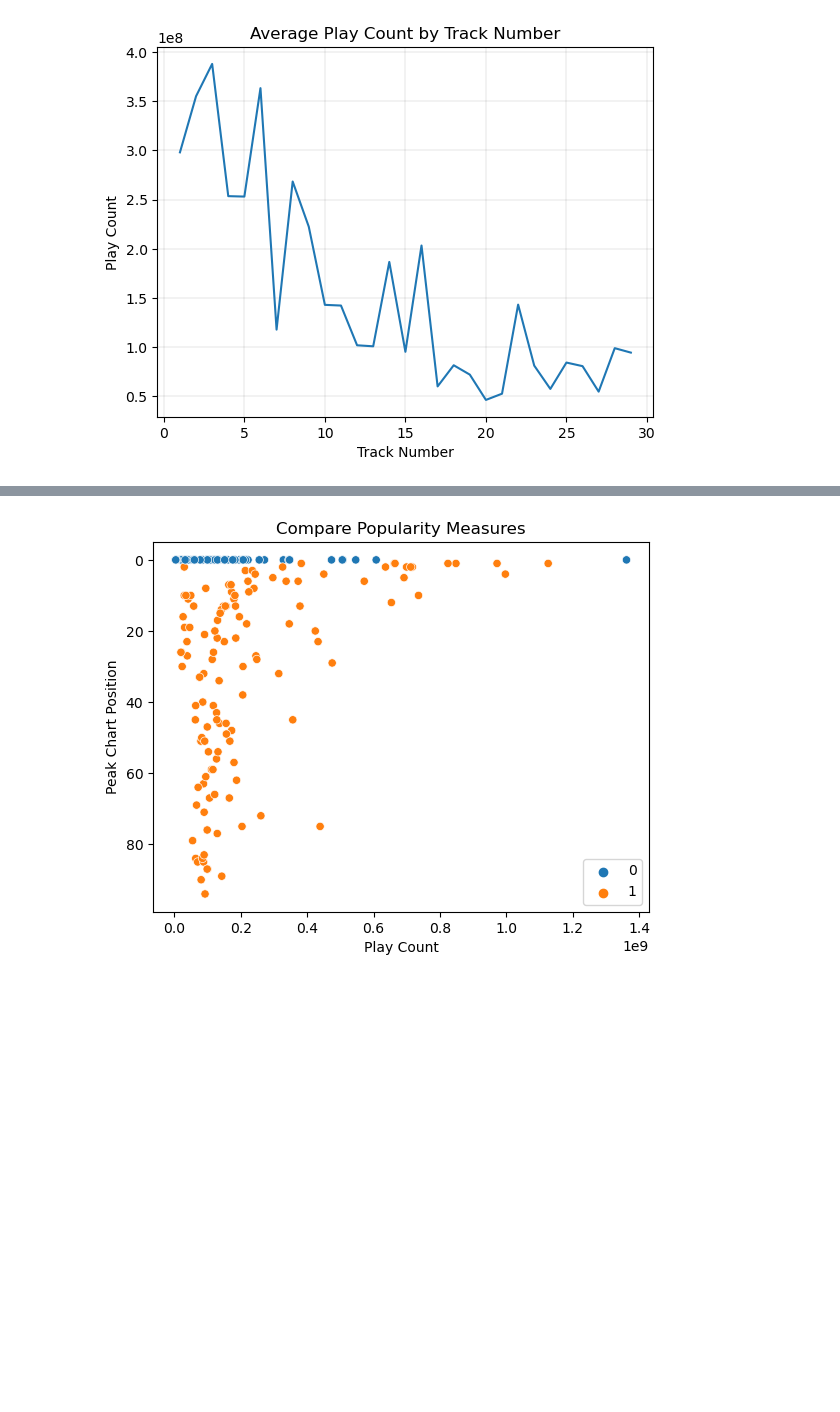
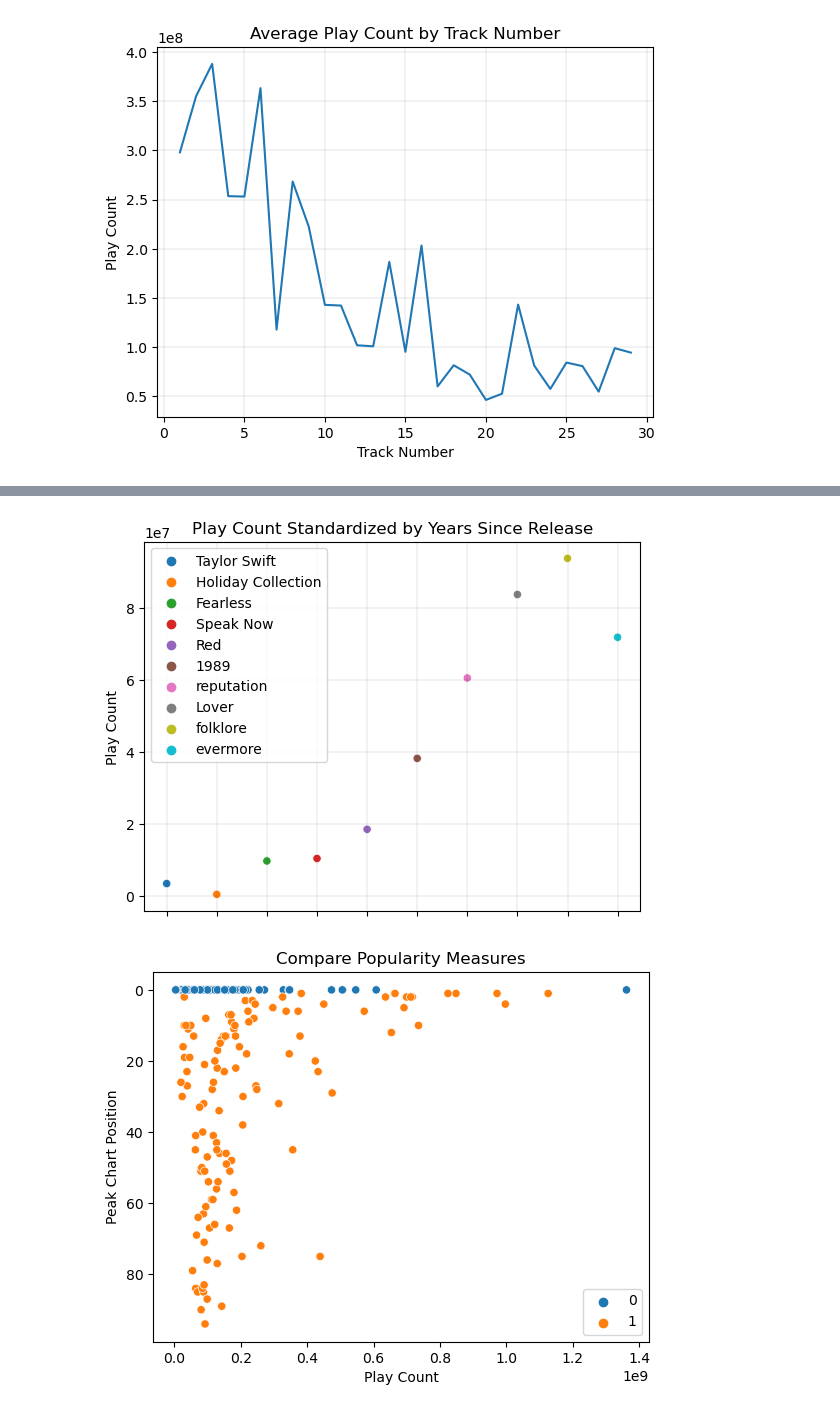
Before and after one commit to kbmoore02/Blog_3, a Jupyter notebook: EDA (Data Visualization).ipynb, the cells around one changed output, grey strips where cells are left out. Saved outputs shown, nothing was run; the diff lists cells and outputs as text; code cells hidden in the pictures; blank space fills up the shorter version.

```diff
--- a/EDA (Data Visualization).ipynb
+++ b/EDA (Data Visualization).ipynb
@@ -72,3 +73,20 @@ plot.grid(visible=True, which='major', color='black', linewidth=0.075);
+# %%
+# Play Count by Album by Year Except for Midnights
+
+years = [5988/365,5633/365,5239/365,4526/365,3798/365,3063/365,1936/365,1302/365,966/365,826/365]
+album_avg_1 = album_avg[0:10]
+plays = album_avg_1/years
+album=(data['Album'].drop_duplicates()[0:10])
+
+ax = plt.gca()
+ax.xaxis.set_tick_params(labelbottom=False)
+plot = sns.scatterplot(x=list(album), y=list(plays), hue=list(album), palette='tab10')
+plt.xlabel('Album')
+plt.ylabel('Play Count')
+plt.title('Play Count Standardized by Years Since Release')
+plot.grid(visible=True, which='major', color='black', linewidth=0.075);
+# %% [output]
+[figure, added]
 # %%
 # Play Count v Peak Chart Position
 
```
Also changed, not shown: parts of 6 cells of this notebook.
